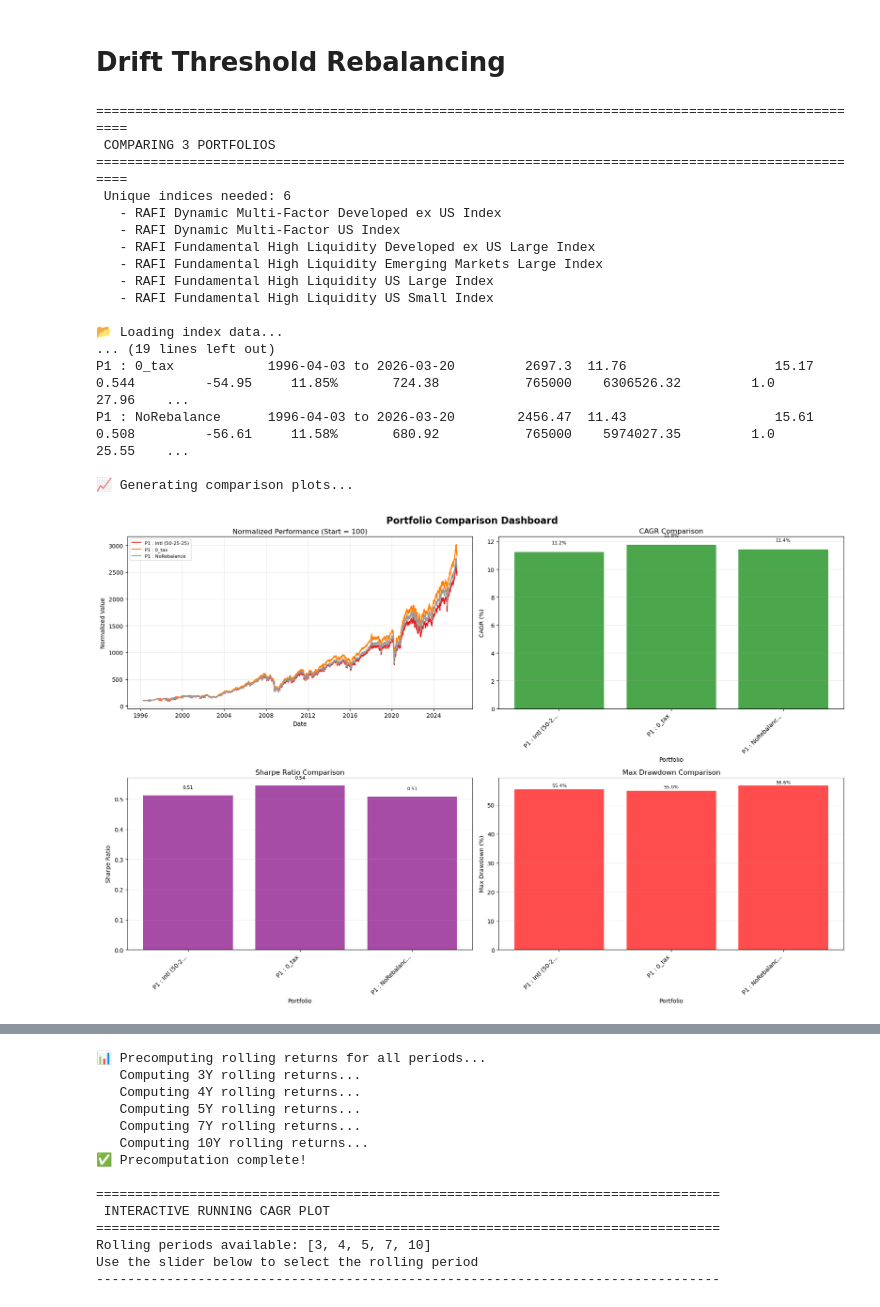
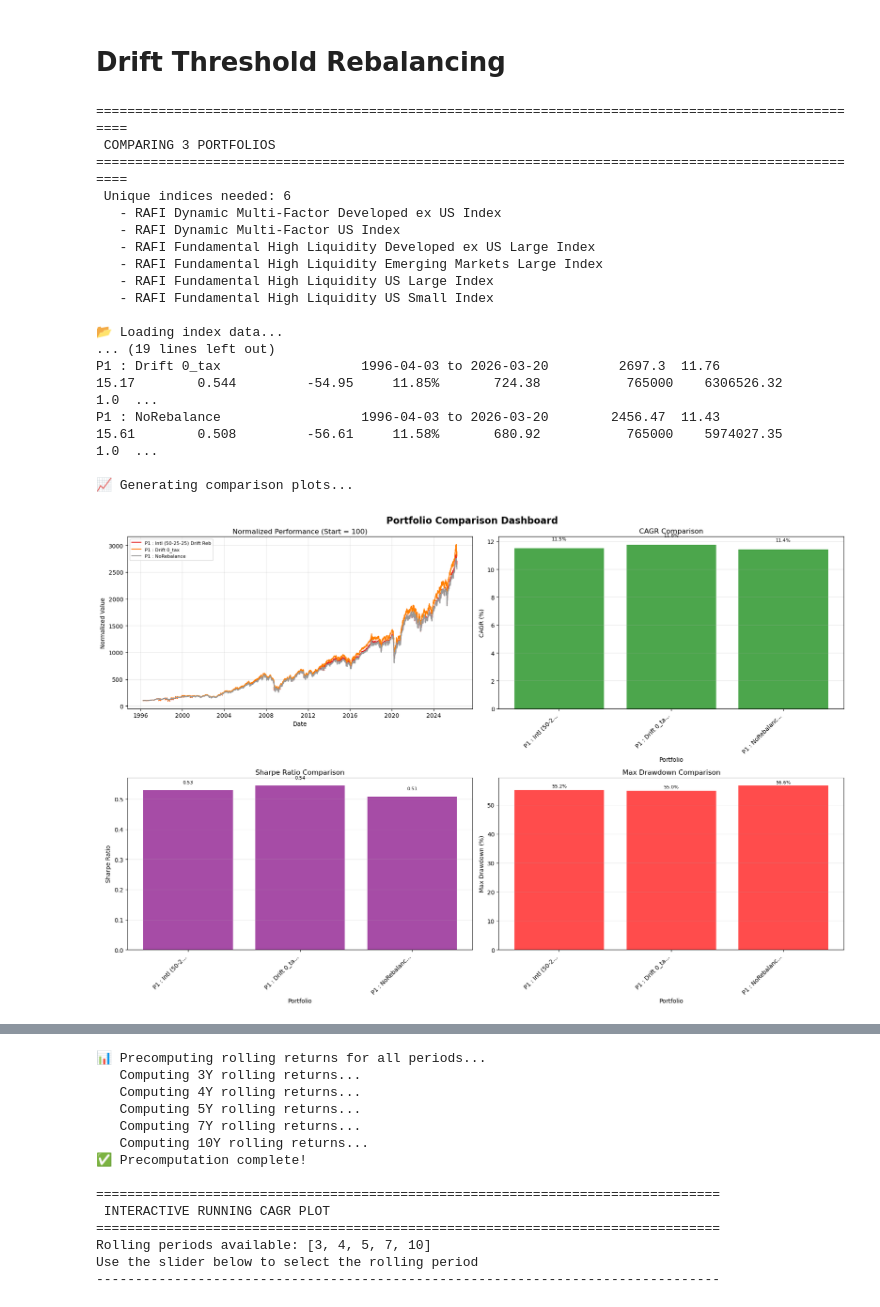
Before and after one commit to Abhilaksh1498/DIY_testfolio, a Jupyter notebook: ANALYSIS Global Portfolio Rebalancing.ipynb, the cells around one changed output, grey strips where cells are left out. Cells and saved outputs as stored; diff of their text form; code cells hidden in the pictures.

Commit message:
Added option of fixed interval rebalancing

```diff
--- a/ANALYSIS Global Portfolio Rebalancing.ipynb
+++ b/ANALYSIS Global Portfolio Rebalancing.ipynb
@@ -10,7 +12,7 @@ from US_indices.composite_portfolio_analysis_Buy_and_Hold import compare_portfol
 # Define two portfolio options
 portfolios_to_compare = [
         {    # without GARP
-        'name': 'P1 : Intl (50-25-25)',  # US:Em:Dev
+        'name': 'P1 : Intl (50-25-25) Drift Rebal',  # US:Em:Dev
         'weights': [
             # US
             ('RAFI Fundamental High Liquidity US Small Index', 0.15),
@@ -22,11 +24,11 @@ portfolios_to_compare = [
             ('RAFI Fundamental High Liquidity Developed ex US Large Index', 0.125),
             ('RAFI Dynamic Multi-Factor Developed ex US Index', 0.125),
         ],
-        "rebalance": {"method": "threshold", "drift_threshold": 0.025},
+        "rebalance": {"method": "threshold", "drift_threshold": 0.05},
         "tax_config": "offshore_equity",
     },
             {    # without GARP
-        'name': 'P1 : 0_tax',  # US:Em:Dev
+        'name': 'P1 : Drift 0_tax',  # US:Em:Dev
         'weights': [
             # US
             ('RAFI Fundamental High Liquidity US Small Index', 0.15),
@@ -172,33 +174,33 @@ summary = compare_portfolios(
     # start_date='2010-01-01',
     # end_date='2010-01-01',        # new
     data_format='auto',
     plot_running_cagr=True,
     running_cagr_periods=[3,4,5,7,10],
     # running_cagr_periods=[2,3,4,5],
     plot_running_xirr=False,
     plot_rolling_returns_percentiles=True,
     rolling_percentiles_to_show=[0,5, 10, 25, 50, 75, 80,85, 90, 95,100],
     display_rolling_returns_table=False,
     interactive_cagr=True,
     plot_rebalance_marks=True,
     show_rebalance_history=True
 )
 # %% [output]
 ====================================================================================================
  COMPARING 3 PORTFOLIOS
 ====================================================================================================
  Unique indices needed: 6
    - RAFI Dynamic Multi-Factor Developed ex US Index
    - RAFI Dynamic Multi-Factor US Index
    - RAFI Fundamental High Liquidity Developed ex US Large Index
    - RAFI Fundamental High Liquidity Emerging Markets Large Index
    - RAFI Fundamental High Liquidity US Large Index
    - RAFI Fundamental High Liquidity US Small Index
 
 📂 Loading index data...
 ... (19 lines left out)
-P1 : 0_tax            1996-04-03 to 2026-03-20         2697.3  11.76                   15.17        0.544         -54.95     11.85%       724.38           765000    6306526.32         1.0     27.96    ...
-P1 : NoRebalance      1996-04-03 to 2026-03-20        2456.47  11.43                   15.61        0.508         -56.61     11.58%       680.92           765000    5974027.35         1.0     25.55    ...
+P1 : Drift 0_tax                  1996-04-03 to 2026-03-20         2697.3  11.76                   15.17        0.544         -54.95     11.85%       724.38           765000    6306526.32         1.0  ...
+P1 : NoRebalance                  1996-04-03 to 2026-03-20        2456.47  11.43                   15.61        0.508         -56.61     11.58%       680.92           765000    5974027.35         1.0  ...
 
 📈 Generating comparison plots...
-[figure, old version]
+[figure, new version]
```
Also changed, not shown: parts of 6 cells of this notebook, 2 other files.
